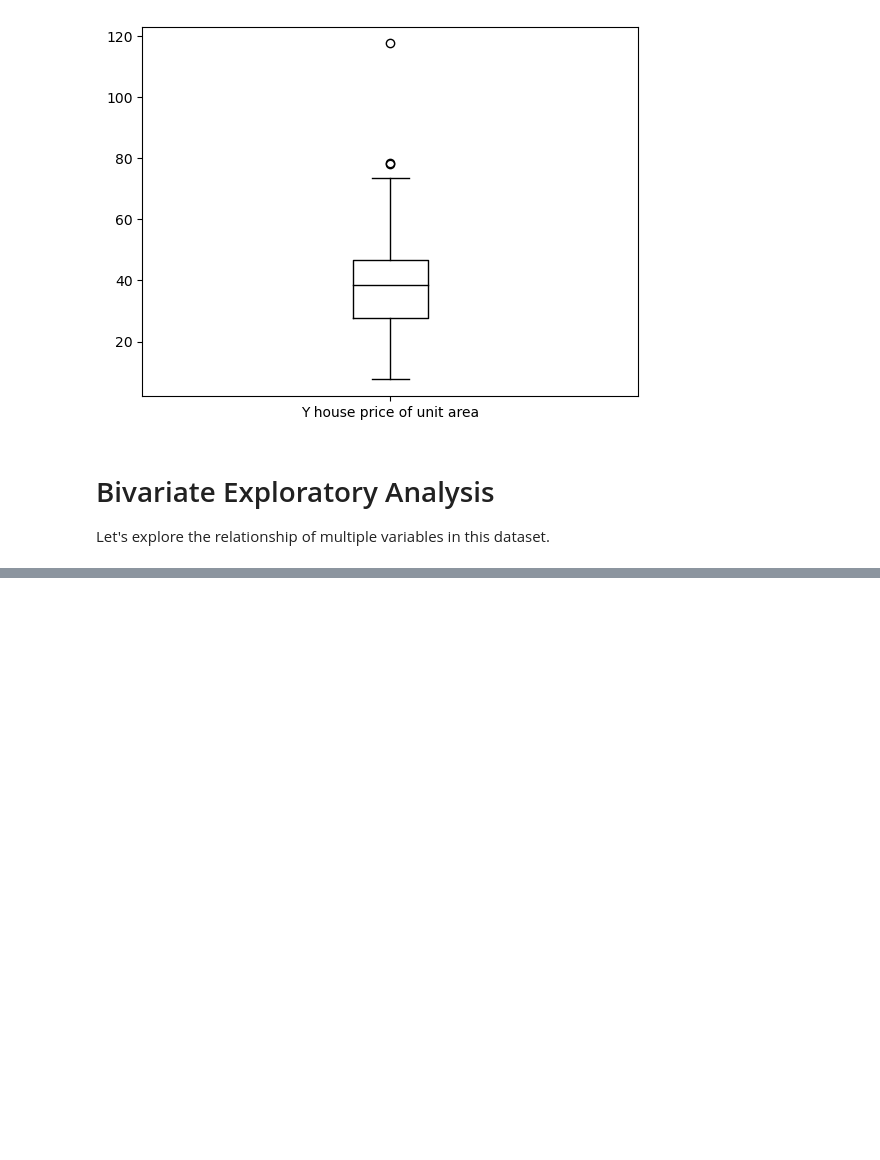
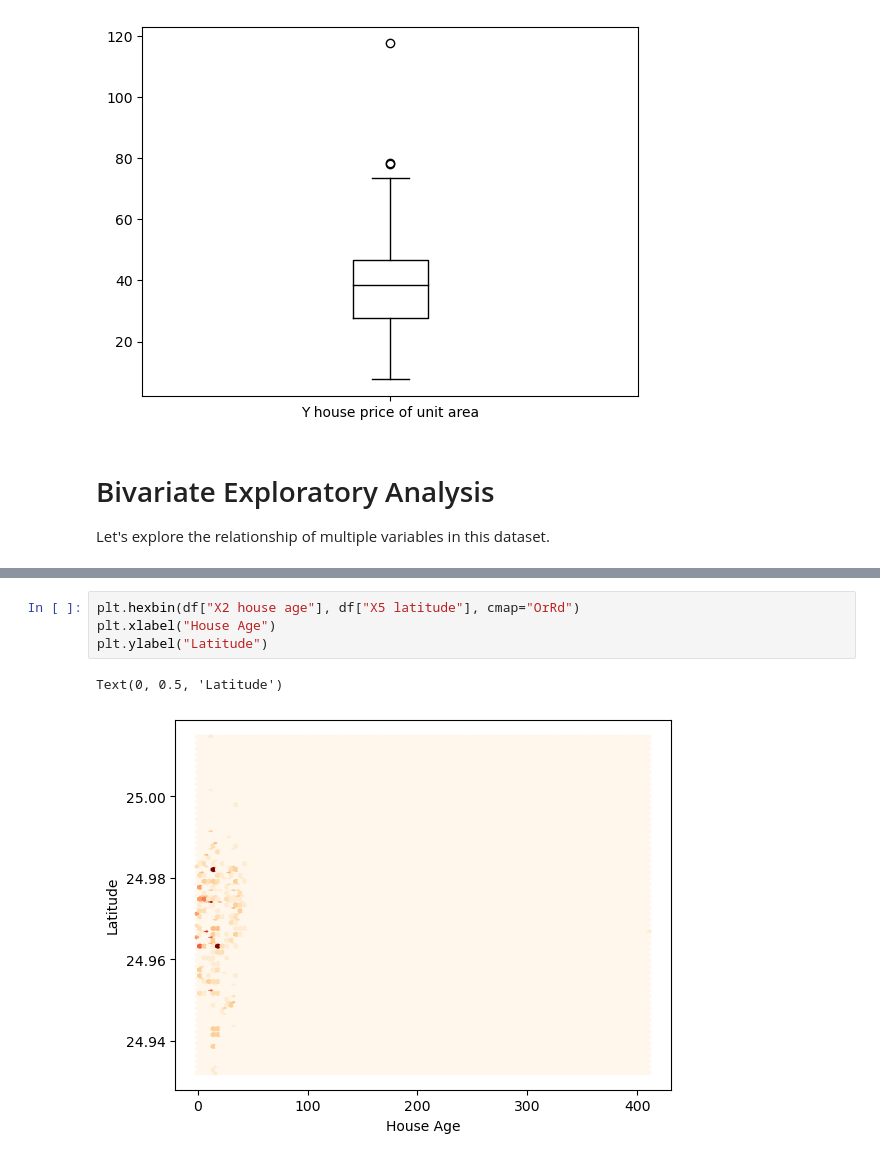
Before and after one commit to gayanes/rental-pricing-explore-challenging, a Jupyter notebook: code/data_prep/01explore.ipynb, the cells around one changed output, grey strips where cells are left out. Cells and saved outputs as stored; diff of their text form; blank space fills up the shorter version.

```diff
--- a/code/data_prep/01explore.ipynb
+++ b/code/data_prep/01explore.ipynb
@@ -159,0 +182,7 @@ Let's explore the relationship of multiple variables in this dataset.
+# %%
+plt.hexbin(df["X2 house age"], df["X5 latitude"], cmap="OrRd")
+plt.xlabel("House Age")
+plt.ylabel("Latitude")
+# %% [output]
+Text(0, 0.5, 'Latitude')
+[figure, added]
```
Also changed, not shown: parts of 20 cells of this notebook.
